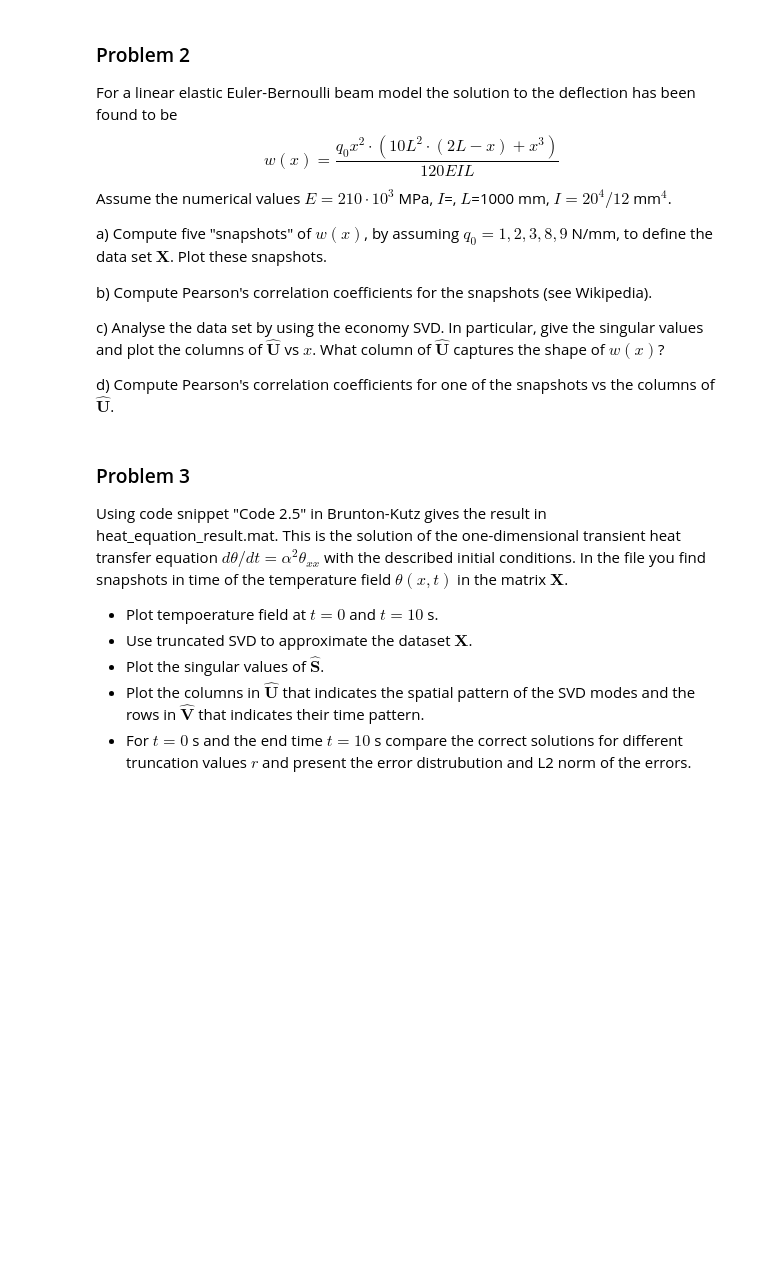
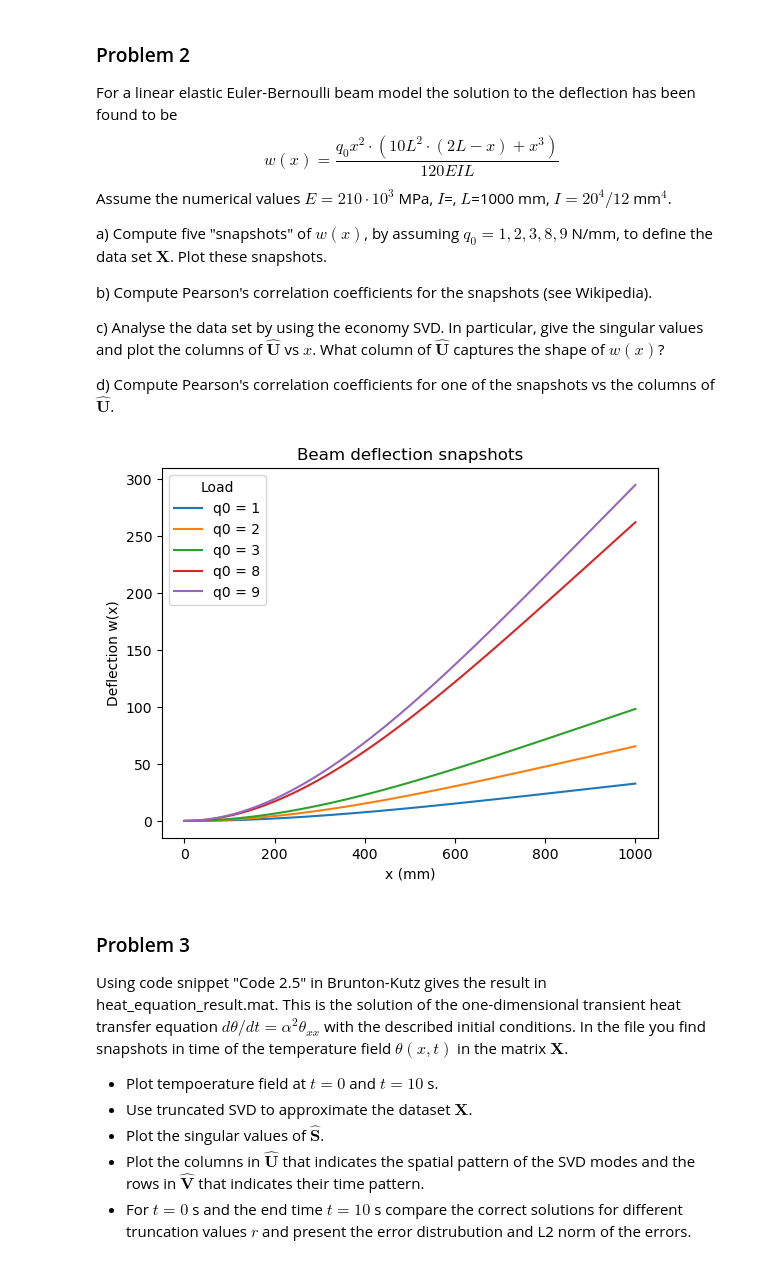
Before and after one commit to Willepq/IMS135, a Jupyter notebook: Problems/problems-formulation-SVD-2024.ipynb, the cells around one changed output. Drawn from its saved outputs; the diff is of its cells as text; code cells hidden in the pictures; blank space fills up the shorter version.

```diff
--- a/Problems/problems-formulation-SVD-2024.ipynb
+++ b/Problems/problems-formulation-SVD-2024.ipynb
@@ -34,6 +131,31 @@ b) Compute Pearson's correlation coefficients for the snapshots (see Wikipedia).
 c) Analyse the data set by using the economy SVD. In particular, give the singular values and plot the columns of $\hat{\boldsymbol{U}}$ vs $x$. What column of $\hat{\boldsymbol{U}}$ captures the shape of $w(x)$?
 
 d) Compute Pearson's correlation coefficients for one of the snapshots vs the columns of $\hat{\boldsymbol{U}}$.
+# %%
+# a)
+
+E = 210e3       # [MPa]
+L = 1000        # [mm]
+I = (20**4)/12  # [mm^4]
+x_vals = np.linspace(0,L,100)
+q_vals = np.array([1, 2, 3, 8, 9])
+
+def w(x,q0):
+    return (q0*x**2 * (10*L**2 * (2*L - x) + x**3)) / (120*E*I*L)
+
+
+X = w(x_vals[None, :], q_vals[:, None])
+
+for plot_val in range(5):
+    plt.plot(x_vals, X[plot_val,:], label=f'q0 = {q_vals[plot_val]}')
+
+plt.xlabel("x (mm)")
+plt.ylabel("Deflection w(x)")
+plt.title("Beam deflection snapshots")
+plt.legend(title="Load")
+plt.show()
+# %% [output]
+[figure, added]
 # %% [markdown]
 ### Problem 3
 Using code snippet "Code 2.5" in Brunton-Kutz gives the result in heat_equation_result.mat. This is the solution of the one-dimensional transient heat transfer equation $d \theta/dt=\alpha^2 \theta_{xx}$ with the described initial conditions. In the file you find snapshots in time of the temperature field $\theta(x,t)$ in the matrix $\bm X$.
```
Also changed, not shown: parts of 3 cells of this notebook, 2 other files.
